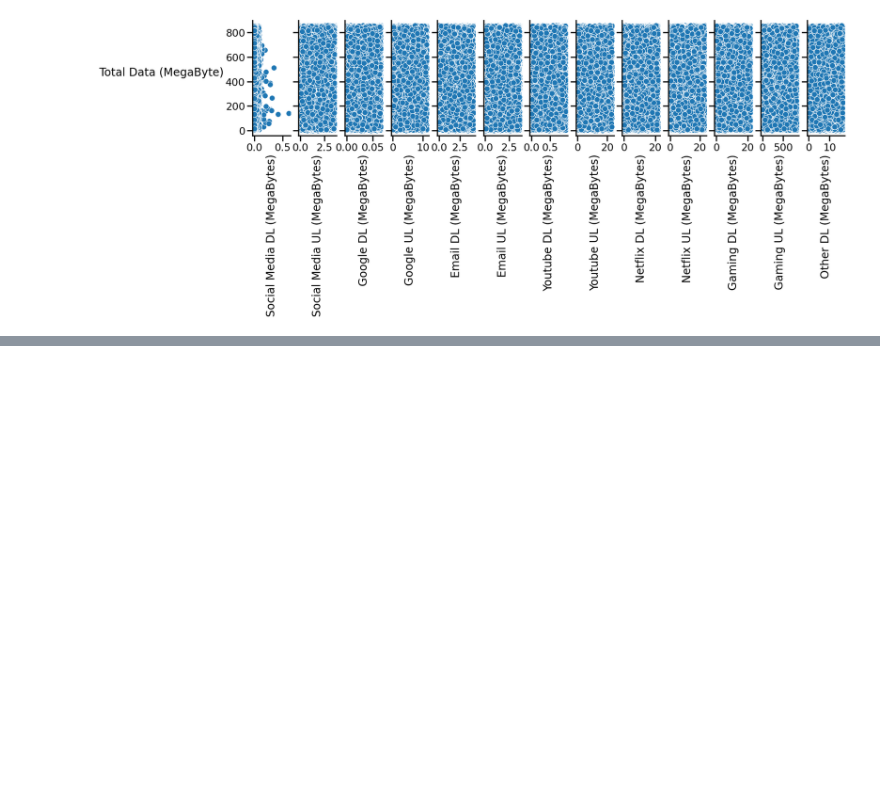
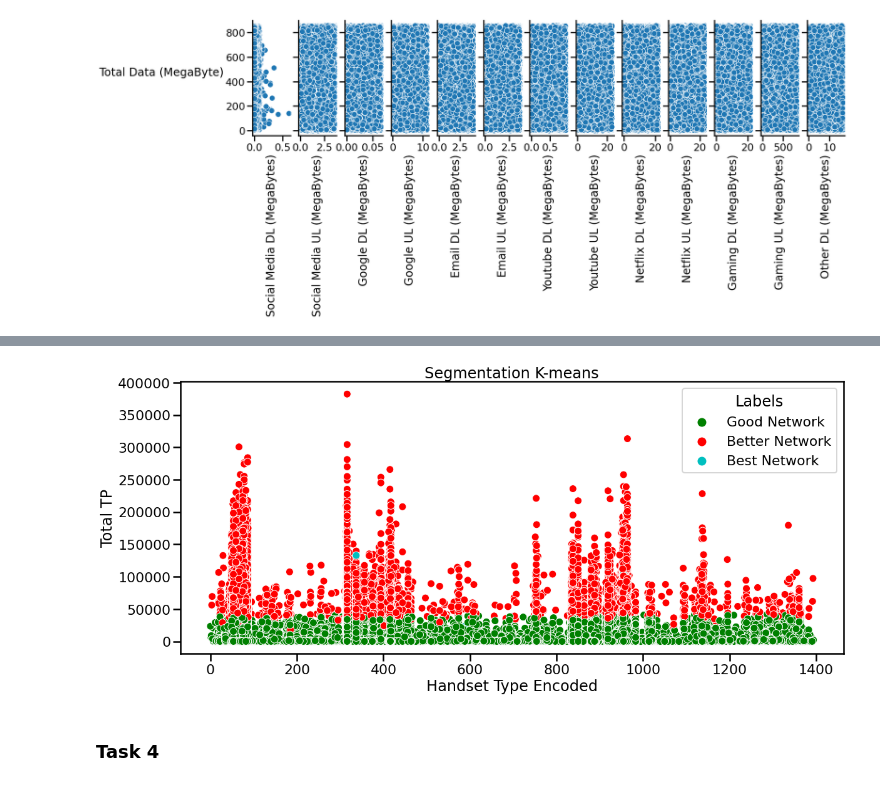
Before and after one commit to KutashiMA/Telecom_User_Analytics, a Jupyter notebook: User_Analytics.ipynb, the cells around one changed output, grey strips where cells are left out. Saved outputs shown, nothing was run; the diff lists cells and outputs as text; code cells hidden in the pictures; blank space fills up the shorter version.

```diff
--- a/User_Analytics.ipynb
+++ b/User_Analytics.ipynb
@@ -1537,0 +1584,10 @@ ea_df.groupby('Handset Type').agg({'Total TCP': 'mean'}).sort_values(by='Total T
+# %%
+# Standardizing data, so that all features have equal weight. This is important for modelling.
+# Otherwise, in our case Income would be considered much more important than Education for Instance.
+# We do not know if this is the case, so we would not like to introduce it to our model.
+# This is what is also refered to as bias.
+lst = list(ea_df.columns[1:8])
+lst.extend(ea_df.columns[10:])
+df_segmentation = ea_df[lst]
+scaler = StandardScaler()
+segmentation_std = scaler.fit_transform(df_segmentation)
@@ -1537,0 +1597,3 @@ ea_df.groupby('Handset Type').agg({'Total TCP': 'mean'}).sort_values(by='Total T
+# %%
+# We divide our data into the three clusters.
+kmeans.fit(segmentation_std)
@@ -1537,0 +1602,4 @@ ea_df.groupby('Handset Type').agg({'Total TCP': 'mean'}).sort_values(by='Total T
+# %%
+# We create a new data frame with the original features and add a new column with the assigned clusters for each point.
+df_segm_kmeans = df_segmentation.copy()
+df_segm_kmeans['Segment K-means'] = kmeans.labels_
@@ -1537,0 +1628,16 @@ ea_df.groupby('Handset Type').agg({'Total TCP': 'mean'}).sort_values(by='Total T
+# %%
+# Add the segment labels to our table
+df_segm_kmeans['Labels'] = df_segm_kmeans['Segment K-means'].map({0:'Better Network',
+                                                                  1:'Good Network',
+                                                                  2:'Best Network'})
+# %%
+x_axis = df_segm_kmeans['Handset Type Encoded']
+y_axis = df_segm_kmeans['Total TP']
+plt.figure(figsize = (19, 8))
+sns.scatterplot(x_axis, y_axis, hue = df_segm_kmeans['Labels'], palette = ['g', 'r', 'c'])
+plt.title('Segmentation K-means')
+plt.show()
+# %% [output]
+[figure, added]
+# %% [markdown]
+### Task 4
```
Also changed, not shown: parts of 151 cells of this notebook.
